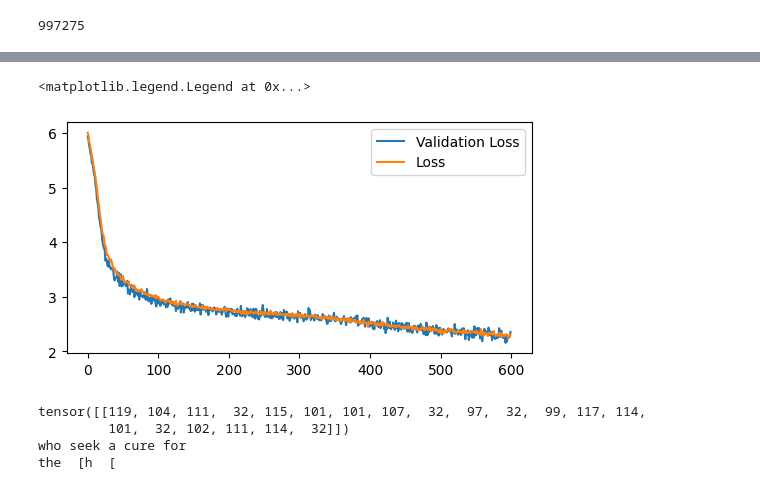
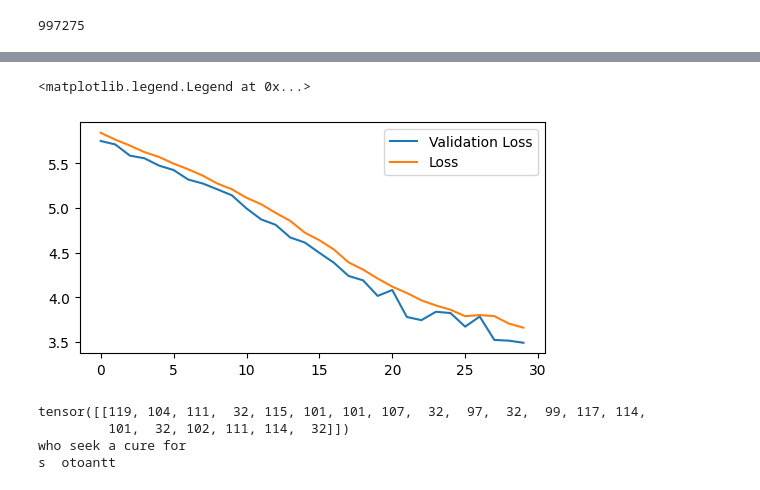
Before and after one commit to LucaM185/GPTs-from-scratch, a Jupyter notebook: 8 - MLA.ipynb, the cells around one changed output, grey strips where cells are left out. Cells and saved outputs as stored; diff of their text form; code cells hidden in the pictures.

Commit message:
cached attention

```diff
--- a/8 - MLA.ipynb
+++ b/8 - MLA.ipynb
@@ -224,7 +228,7 @@ class FullyConnected(nn.Module):
             self.cache[:, :L, :] = self.fc2(self.fcx(self.fc1(x)))
             return self.cache[:, :L, :]
 
-class KVAttention(nn.Module):
+class Attention(nn.Module):
     """Fixed-size (2048) KV cache.  Refill at training-time, append at eval-time."""
     def __init__(self, emb_size: int, cache_len):
         super().__init__()
@@ -252,18 +256,16 @@ class KVAttention(nn.Module):
         if reset_cache:
             self.reset_cache()
 
-        if (not use_cache) or self.step == 0:          # full recompute
-            qk, v = self.compute_qkv(x, use_cache)
-        else:                                          # incremental update
+        if use_cache:
             qk, v = self.update_qkv(x)
+        else:
+            qk, v = self.compute_qkv(x)
 
-        att = torch.softmax(qk / math.sqrt(self.emb_size), dim=-1)
-
-        # Apply casual masking
+        # qk is either the last row in inference or a square matrix in training
         L = x.shape[1]
         tril = torch.tril(torch.ones(L, L))
-        att = att.masked_fill(tril == 0, float("-inf"))
-        att = torch.softmax(att, dim=-1)
+        if not use_cache: qk = qk.masked_fill(tril == 0, float("-inf"))
+        att = torch.softmax(qk / math.sqrt(self.emb_size), dim=-1)
 
         return torch.matmul(att, v)
 
@@ -276,13 +278,12 @@ class KVAttention(nn.Module):
         if use_cache:
             self.cache_k[:, :L, :]   = k
             self.cache_v[:, :L, :]   = v
-            self.cache_qk[:, :L, :L] = qk
             self.step = L
         return qk, v
 
     def update_qkv(self, x):
         assert x.shape[0] == 1, "Only batch size 1 is supported"
-        if self.step == 0: return self.compute_qkv(x)
+        if self.step == 0: return self.compute_qkv(x, use_cache=True)
 
         q = self.queries(x[:, -1, :]).unsqueeze(1)       # (B, 1, E)
         k = self.keys(x[:, -1, :]).unsqueeze(1)          # (B, 1, E)
@@ -292,20 +293,9 @@ class KVAttention(nn.Module):
         self.cache_k[:, self.step:self.step+1, :] = k
         self.cache_v[:, self.step:self.step+1, :] = v
 
-        # q against all keys so far (incl. the new one)
-        qk_row = torch.matmul(q, self.cache_k[:, :self.step+1, :].transpose(-2, -1))
-        self.cache_qk[:, self.step:self.step+1, :self.step+1] = qk_row
-
         self.step += 1
-        return self.cache_qk[:, :self.step, :self.step], self.cache_v[:, :self.step, :]
-
-class Attention(nn.Module):
-    def __init__(self, emb_size, cache_len):
-        super().__init__()
-        self.kv = KVAttention(emb_size, cache_len)
-
-    def forward(self, x, use_cache=False):
-        return self.kv(x, use_cache=use_cache, reset_cache=False)
+        qk = torch.matmul(q, self.cache_k[:, :self.step, :].transpose(-2, -1))
+        return qk, self.cache_v[:, :self.step, :]
 
 class Block(nn.Module):
     def __init__(self, emb_size, hidden_size, n_layers, cache_len):
@@ -341,7 +331,7 @@ class Transformer(nn.Module):
     # convenience helper
     def reset_all_caches(self):
         for m in self.modules():
-            if isinstance(m, KVAttention):
+            if isinstance(m, Attention):
                 m.reset_cache()
 
 model = Transformer(vocab_size=len(inttotext), emb_size=128, n_blocks=2, head_size=128, hidden_size=128, n_layers=2, sequence_length=2048, cache_len=2048)
@@ -350,7 +340,7 @@ torch.compile(model)
 print(f"Millions of parameters: {sum(p.numel() for p in model.parameters())/1e6:.2f}")
 
 batch_size = 512
-epochs = 600
+epochs = 30
 optimizer = torch.optim.Adam(model.parameters(), lr=3e-4)
 
 lossi = []
@@ -396,5 +386,5 @@ Epoch _540 - Loss: 2.361 - Val Loss: 2.206
 <matplotlib.legend.Legend at 0x...>
-[figure, old version]
+[figure, new version]
 # %%
 model.reset_all_caches()# Autoregressive decoding
 
@@ -411,4 +401,4 @@ print("".join(inttotext[i.item()] for i in example[0])[20:])
 tensor([[119, 104, 111,  32, 115, 101, 101, 107,  32,  97,  32,  99, 117, 114,
          101,  32, 102, 111, 114,  32]])
 who seek a cure for
-the  [h  [
+s  otoantt
```
Also changed, not shown: parts of 5 cells of this notebook.
